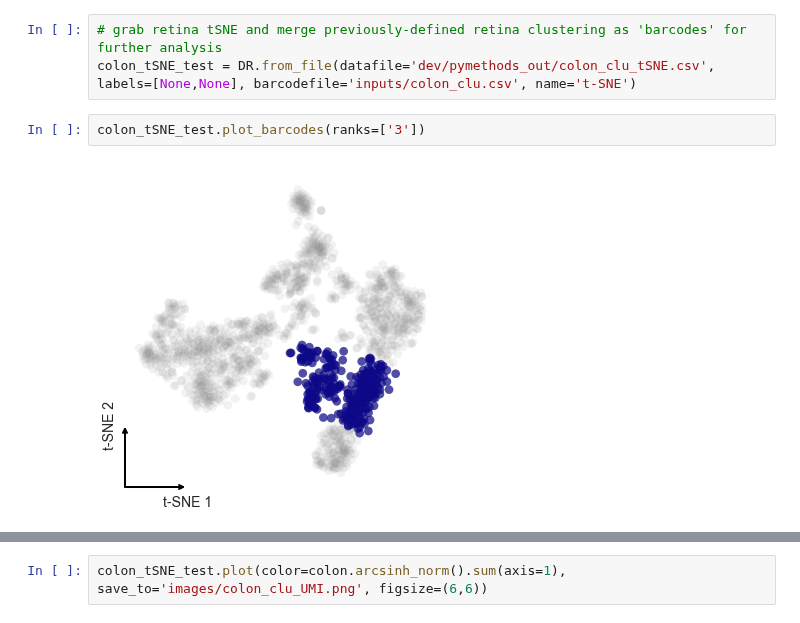
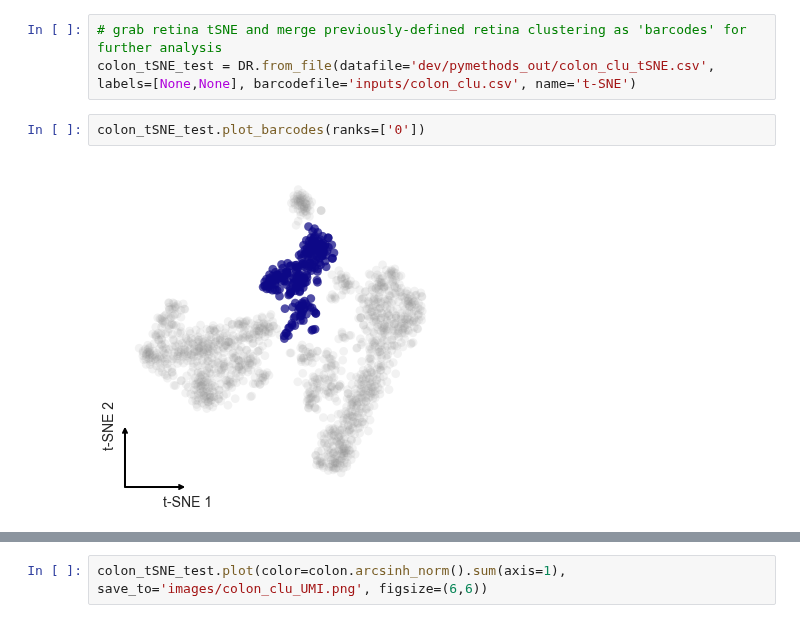
Before and after one commit to codyheiser/furry-couscous, a Jupyter notebook: cluster_ID.ipynb, the cells around one changed output, grey strips where cells are left out. Cells and saved outputs as stored; diff of their text form.

Commit message:
made 4 figures

```diff
--- a/cluster_ID.ipynb
+++ b/cluster_ID.ipynb
@@ -146,9 +150,9 @@ retina_tSNE_test.plot(color=retina.arcsinh_norm().sum(axis=1), save_to='images/r
 # grab retina tSNE and merge previously-defined retina clustering as 'barcodes' for further analysis
 colon_tSNE_test = DR.from_file(datafile='dev/pymethods_out/colon_clu_tSNE.csv', labels=[None,None], barcodefile='inputs/colon_clu.csv', name='t-SNE')
 # %%
-colon_tSNE_test.plot_barcodes(ranks=['3'])
+colon_tSNE_test.plot_barcodes(ranks=['0'])
 # %% [output]
-[figure, old version]
+[figure, new version]
 # %%
 colon_tSNE_test.plot_barcodes()
 # %% [output]
```
Also changed, not shown: parts of 5 cells of this notebook, 27 other files.
